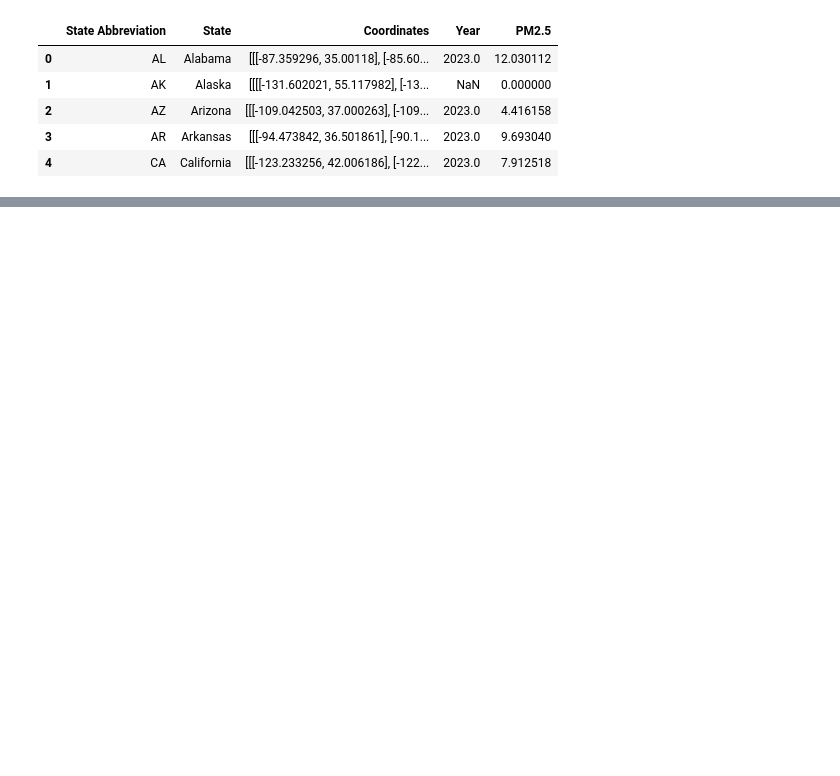
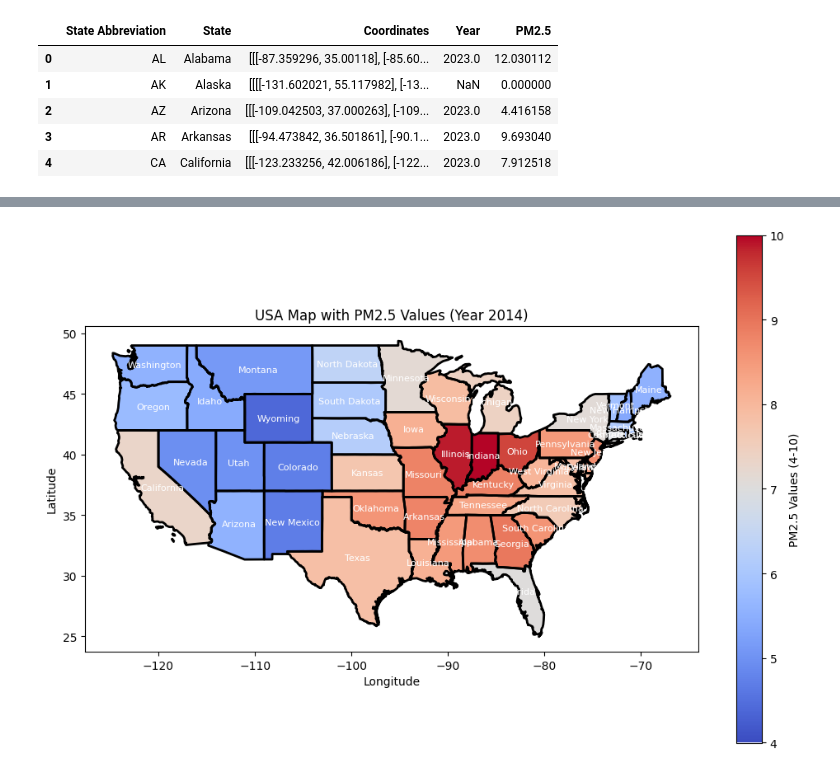
Before and after one commit to 5UMUK/ProjectAQI, a Jupyter notebook: Data_Visualisation/Visualisation.ipynb, the cells around one changed output, grey strips where cells are left out. Saved outputs shown, nothing was run; the diff lists cells and outputs as text; code cells hidden in the pictures; blank space fills up the shorter version.

```diff
--- a/Data_Visualisation/Visualisation.ipynb
+++ b/Data_Visualisation/Visualisation.ipynb
@@ -154,0 +205,4 @@ map
+# %%
+get_heat_map(2014)
+# %% [output]
+[figure, added]
```
Also changed, not shown: parts of 8 cells of this notebook, 1 other file.
